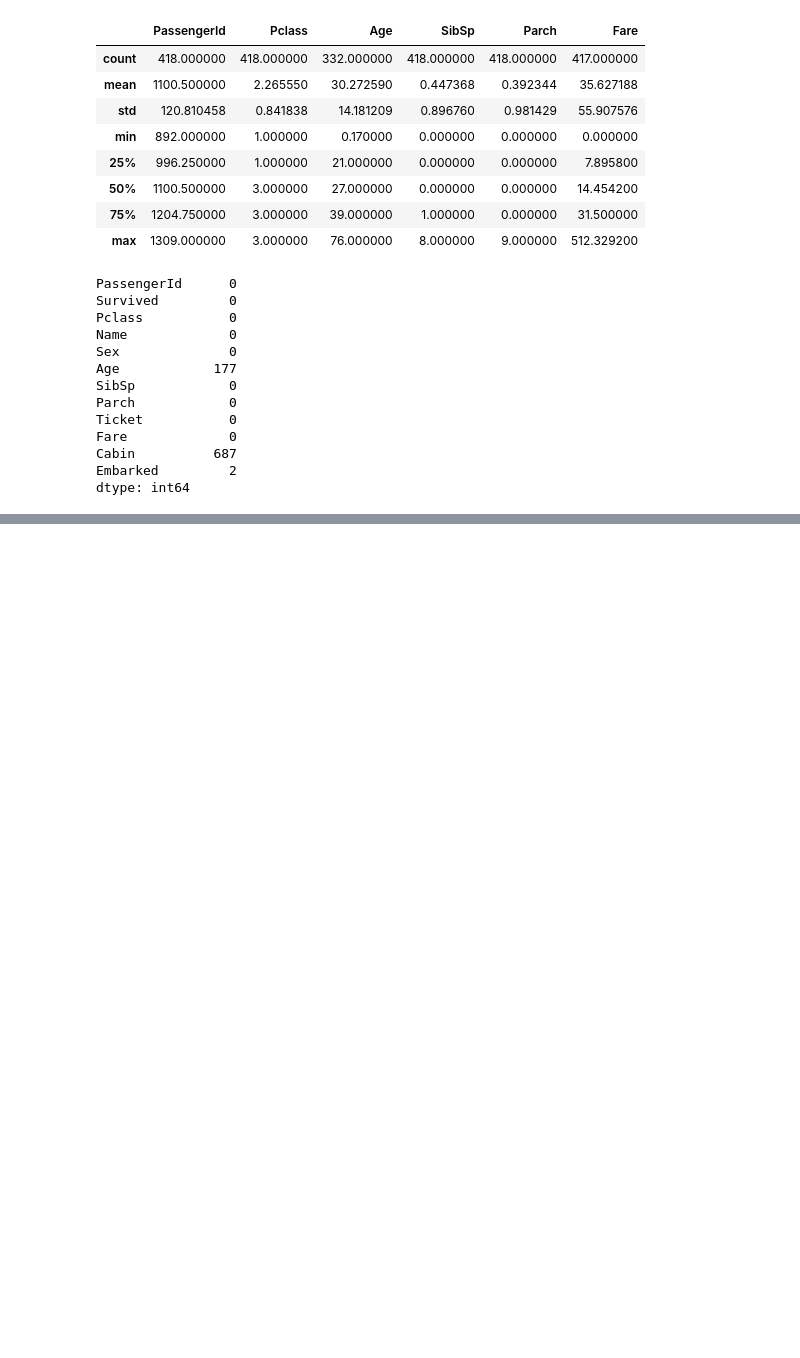
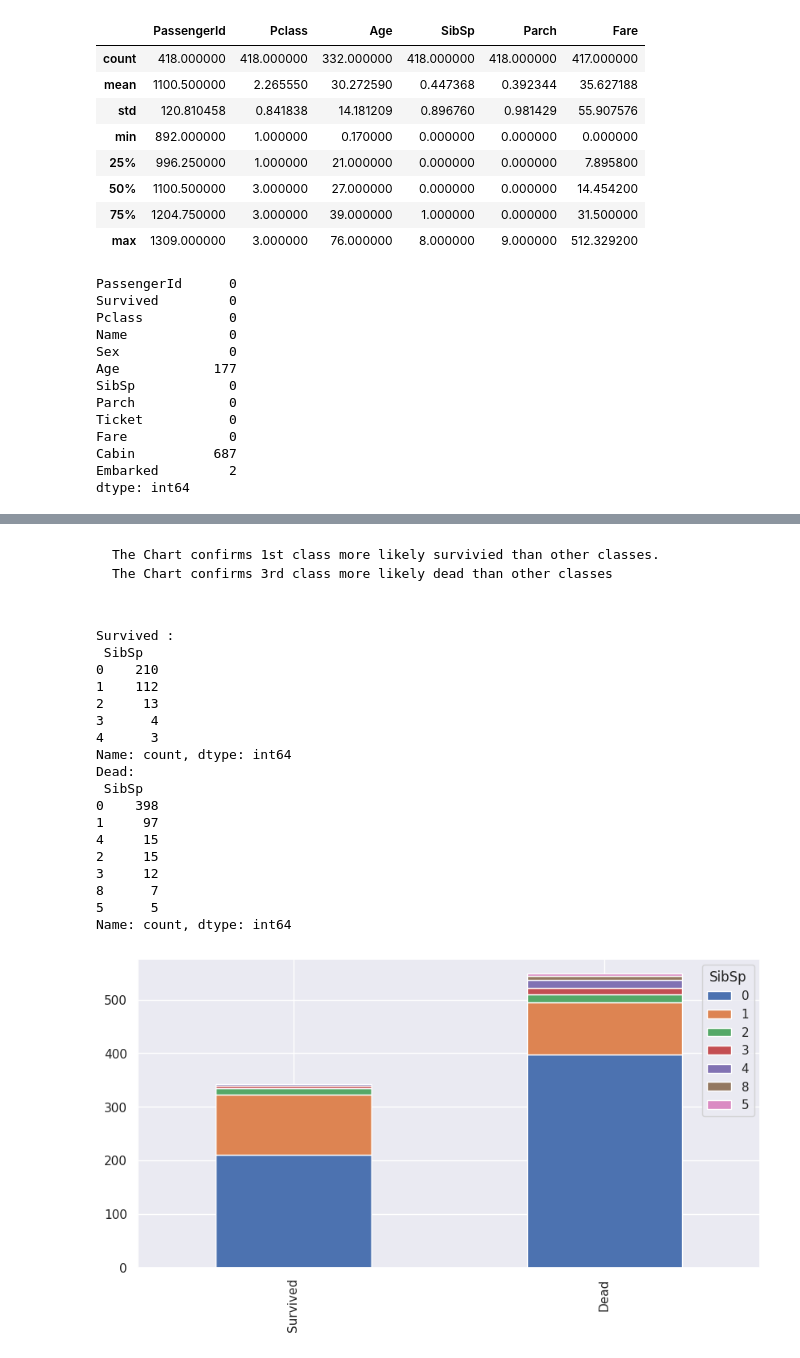
Before and after one commit to MasomehBazdar/MasomehBazdar-Titanic---Machine-Learning-from-Disaster, a Jupyter notebook: Titanic Survival Analysis.ipynb, the cells around one changed output, grey strips where cells are left out. Drawn from its saved outputs; the diff is of its cells as text; code cells hidden in the pictures; blank space fills up the shorter version.

````diff
--- a/Titanic Survival Analysis.ipynb
+++ b/Titanic Survival Analysis.ipynb
@@ -141,0 +201,28 @@ test.head()
+# %% [markdown]
+```
+The Chart confirms 1st class more likely survivied than other classes.
+The Chart confirms 3rd class more likely dead than other classes
+# %%
+bar_chart('SibSp')
+print("Survived :\n",train[train['Survived']==1]['SibSp'].value_counts())
+print("Dead:\n",train[train['Survived']==0]['SibSp'].value_counts())
+# %% [output]
+Survived :
+ SibSp
+0    210
+1    112
+2     13
+3      4
+4      3
+Name: count, dtype: int64
+Dead:
+ SibSp
+0    398
+1     97
+4     15
+2     15
+3     12
+8      7
+5      5
+Name: count, dtype: int64
+[figure, added]
````
Also changed, not shown: parts of 26 cells of this notebook.
